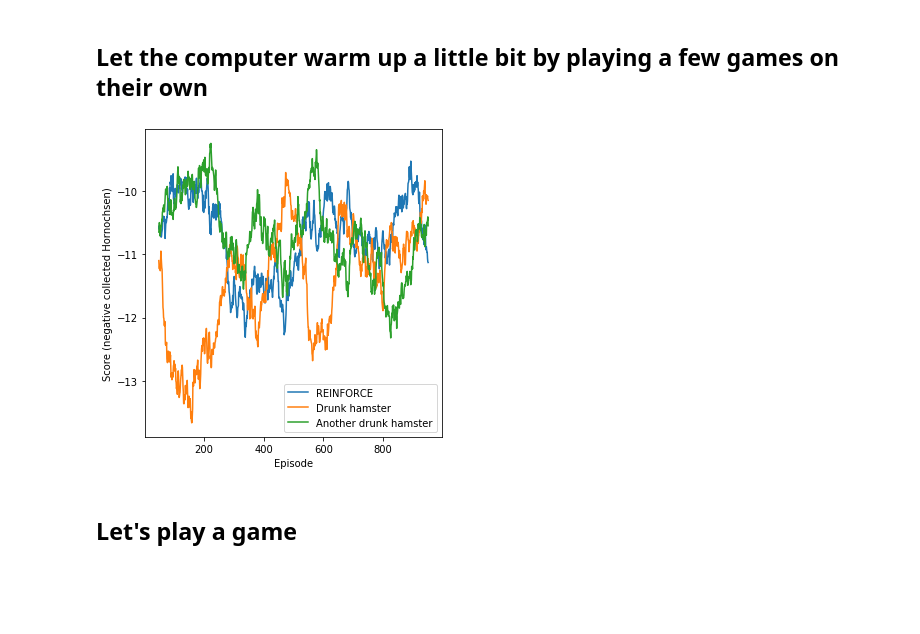
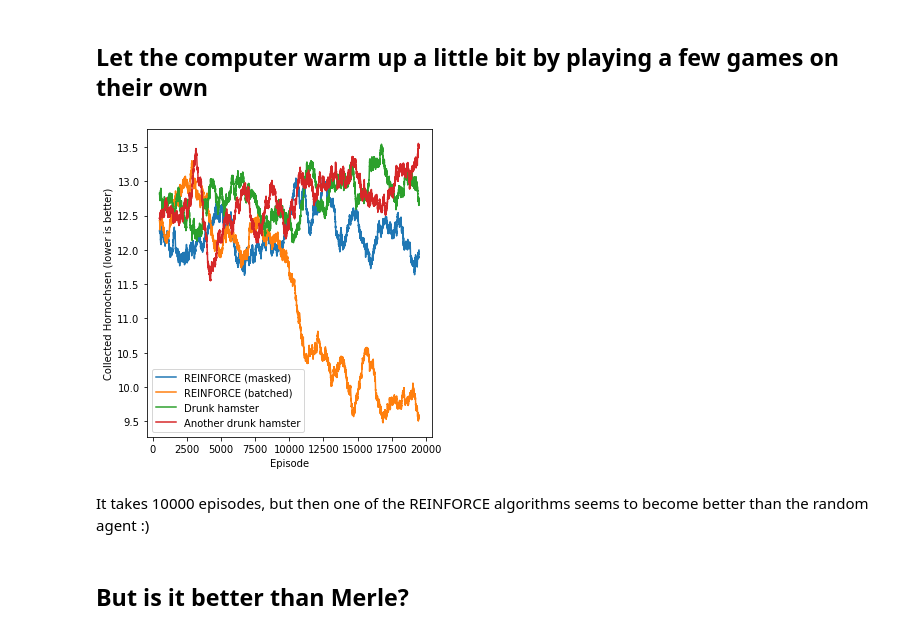
Before and after one commit to johannbrehmer/rl-6-nimmt, a Jupyter notebook: experiments/test_env.ipynb, the cells around one changed output. Saved outputs shown, nothing was run; the diff lists cells and outputs as text; code cells hidden in the pictures; blank space fills up the shorter version.

Commit message:
Preprocessing, Batched REINFORCE, and Merle vs the machine

```diff
--- a/experiments/test_env.ipynb
+++ b/experiments/test_env.ipynb
@@ -19,47 +19,54 @@ for name in logging.root.manager.loggerDict:
 # %% [markdown]
 ## Setting up the environment and the agents
 # %%
-env = SechsNimmtEnv(num_players=3)
+env = SechsNimmtEnv(num_players=4)
 
-reinforce = MaskedReinforceAgent(env)
-reinforce.train()
+reinforce1 = MaskedReinforceAgent(env)
+reinforce1.train()
+
+reinforce2 = BatchedReinforceAgent(env)
+reinforce2.train()
 
 hamster1 = DrunkHamster(env)
 hamster2 = DrunkHamster(env)
 
 johann = Human(env, name="Johann")
+merle = Human(env, name="Merle")
 # %% [markdown]
 ## Let the computer warm up a little bit by playing a few games on their own
 # %%
-session = GameSession(env, reinforce, hamster1, hamster2)
+session = GameSession(env, reinforce1, reinforce2, hamster1, hamster2)
 
-num_episodes = 1000
+num_episodes = 20000
 for _ in tqdm(range(num_episodes)):
     session.play_game(render=False)
 # %%
 results = np.array(session.results)
 
-def plot_running_mean(x, n=100, **kwargs):
+def plot_running_mean(x, n=1000, **kwargs):
     cumsum = np.cumsum(np.insert(x, 0, 0))
     running_mean = (cumsum[n:] - cumsum[:-n]) / n
     plt.plot(np.arange(n / 2.0, len(x) + 1 - n / 2.0), running_mean, **kwargs)
 
 
 plt.figure(figsize=(5,5))
 
-plot_running_mean(results[:,0], label="REINFORCE")
-plot_running_mean(results[:,1], label="Drunk hamster")
-plot_running_mean(results[:,2], label="Another drunk hamster")
+plot_running_mean(-results[:,0], label="REINFORCE (masked)")
+plot_running_mean(-results[:,1], label="REINFORCE (batched)")
+plot_running_mean(-results[:,2], label="Drunk hamster")
+plot_running_mean(-results[:,3], label="Another drunk hamster")
 
 plt.legend()
 
 plt.xlabel("Episode")
-plt.ylabel("Score (negative collected Hornochsen)")
+plt.ylabel("Collected Hornochsen (lower is better)")
 
 plt.tight_layout()
 plt.show()
 # %% [output]
-[figure, old version]
+[figure, new version]
-# %% [markdown]
-## Let's play a game
+# %% [markdown]
+It takes 10000 episodes, but then one of the REINFORCE algorithms seems to become better than the random agent :)
+# %% [markdown]
+## But is it better than Merle?
 # %%
```
Also changed, not shown: parts of 4 cells of this notebook, 3 other files.
